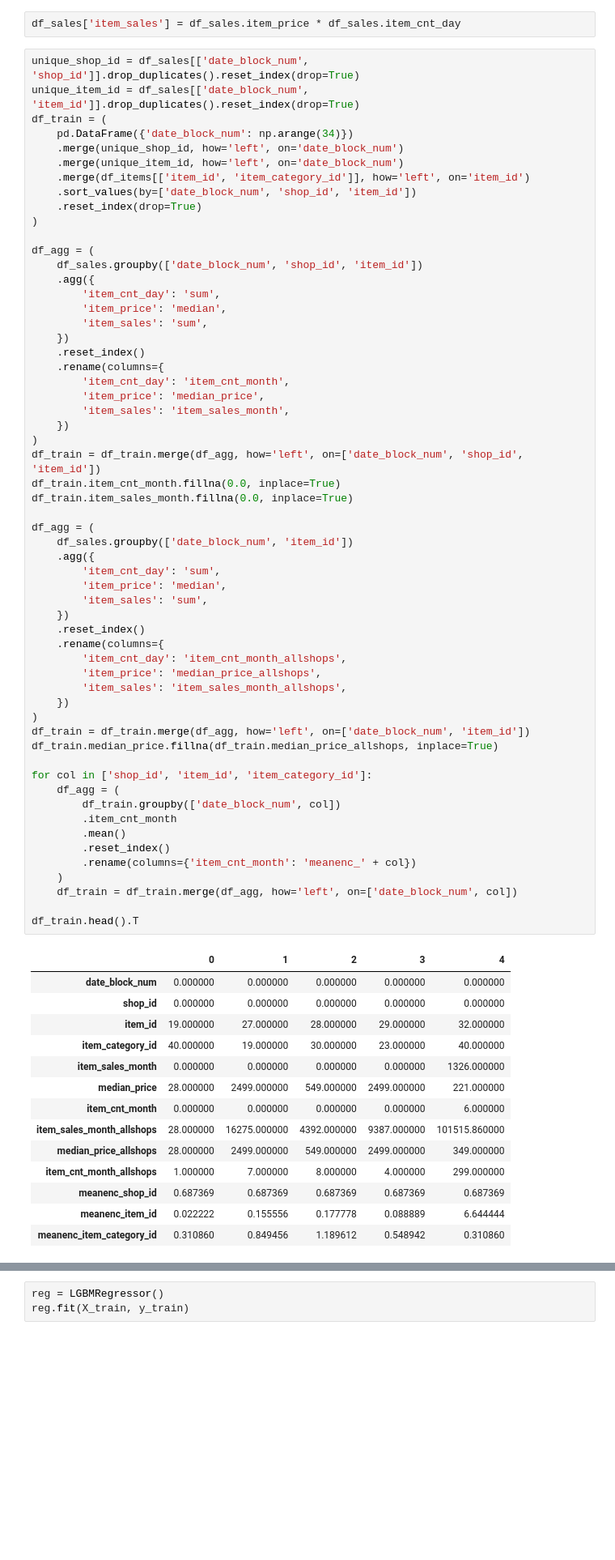
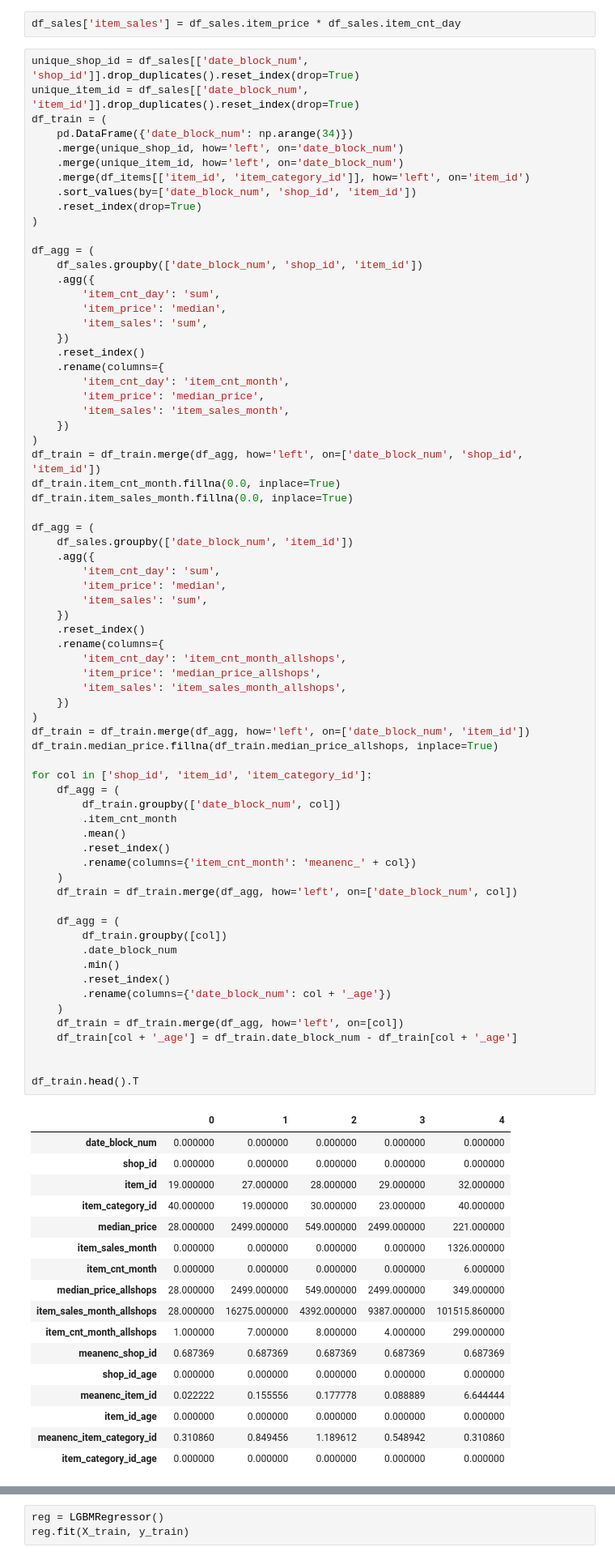
Before and after one commit to keijak/kaggle-pub, a Jupyter notebook: sales1c/training2.ipynb, the cells around one changed output, grey strips where cells are left out. Shown at 81% size. Cells and saved outputs as stored; diff of their text form; blank space fills up the shorter version.

```diff
--- a/sales1c/training2.ipynb
+++ b/sales1c/training2.ipynb
@@ -73,42 +73,56 @@ df_agg = (
         'item_price': 'median',
         'item_sales': 'sum',
     })
     .reset_index()
     .rename(columns={
         'item_cnt_day': 'item_cnt_month_allshops',
         'item_price': 'median_price_allshops',
         'item_sales': 'item_sales_month_allshops',
     })
 )
 df_train = df_train.merge(df_agg, how='left', on=['date_block_num', 'item_id'])
 df_train.median_price.fillna(df_train.median_price_allshops, inplace=True)
 
 for col in ['shop_id', 'item_id', 'item_category_id']:
     df_agg = (
         df_train.groupby(['date_block_num', col])
         .item_cnt_month
         .mean()
         .reset_index()
         .rename(columns={'item_cnt_month': 'meanenc_' + col})
     )
     df_train = df_train.merge(df_agg, how='left', on=['date_block_num', col])
 
+    df_agg = (
+        df_train.groupby([col])
+        .date_block_num
+        .min()
+        .reset_index()
+        .rename(columns={'date_block_num': col + '_age'})
+    )
+    df_train = df_train.merge(df_agg, how='left', on=[col])
+    df_train[col + '_age'] = df_train.date_block_num - df_train[col + '_age']
+
+
 df_train.head().T
 # %% [output]
 |  | 0 | 1 | 2 | 3 | 4 |
 | date_block_num | 0.000000 | 0.000000 | 0.000000 | 0.000000 | 0.000000 |
 | shop_id | 0.000000 | 0.000000 | 0.000000 | 0.000000 | 0.000000 |
 | item_id | 19.000000 | 27.000000 | 28.000000 | 29.000000 | 32.000000 |
 | item_category_id | 40.000000 | 19.000000 | 30.000000 | 23.000000 | 40.000000 |
+| median_price | 28.000000 | 2499.000000 | 549.000000 | 2499.000000 | 221.000000 |
 | item_sales_month | 0.000000 | 0.000000 | 0.000000 | 0.000000 | 1326.000000 |
-| median_price | 28.000000 | 2499.000000 | 549.000000 | 2499.000000 | 221.000000 |
 | item_cnt_month | 0.000000 | 0.000000 | 0.000000 | 0.000000 | 6.000000 |
+| median_price_allshops | 28.000000 | 2499.000000 | 549.000000 | 2499.000000 | 349.000000 |
 | item_sales_month_allshops | 28.000000 | 16275.000000 | 4392.000000 | 9387.000000 | 101515.860000 |
-| median_price_allshops | 28.000000 | 2499.000000 | 549.000000 | 2499.000000 | 349.000000 |
 | item_cnt_month_allshops | 1.000000 | 7.000000 | 8.000000 | 4.000000 | 299.000000 |
 | meanenc_shop_id | 0.687369 | 0.687369 | 0.687369 | 0.687369 | 0.687369 |
+| shop_id_age | 0.000000 | 0.000000 | 0.000000 | 0.000000 | 0.000000 |
 | meanenc_item_id | 0.022222 | 0.155556 | 0.177778 | 0.088889 | 6.644444 |
+| item_id_age | 0.000000 | 0.000000 | 0.000000 | 0.000000 | 0.000000 |
 | meanenc_item_category_id | 0.310860 | 0.849456 | 1.189612 | 0.548942 | 0.310860 |
+| item_category_id_age | 0.000000 | 0.000000 | 0.000000 | 0.000000 | 0.000000 |
 # %%
 #df_train['price_delta'] = df_train.median_price - df_train.median_price_allshops
 #df_train['price_ratio'] = df_train.median_price / df_train.median_price_allshops
```
Also changed, not shown: parts of 11 cells of this notebook.
